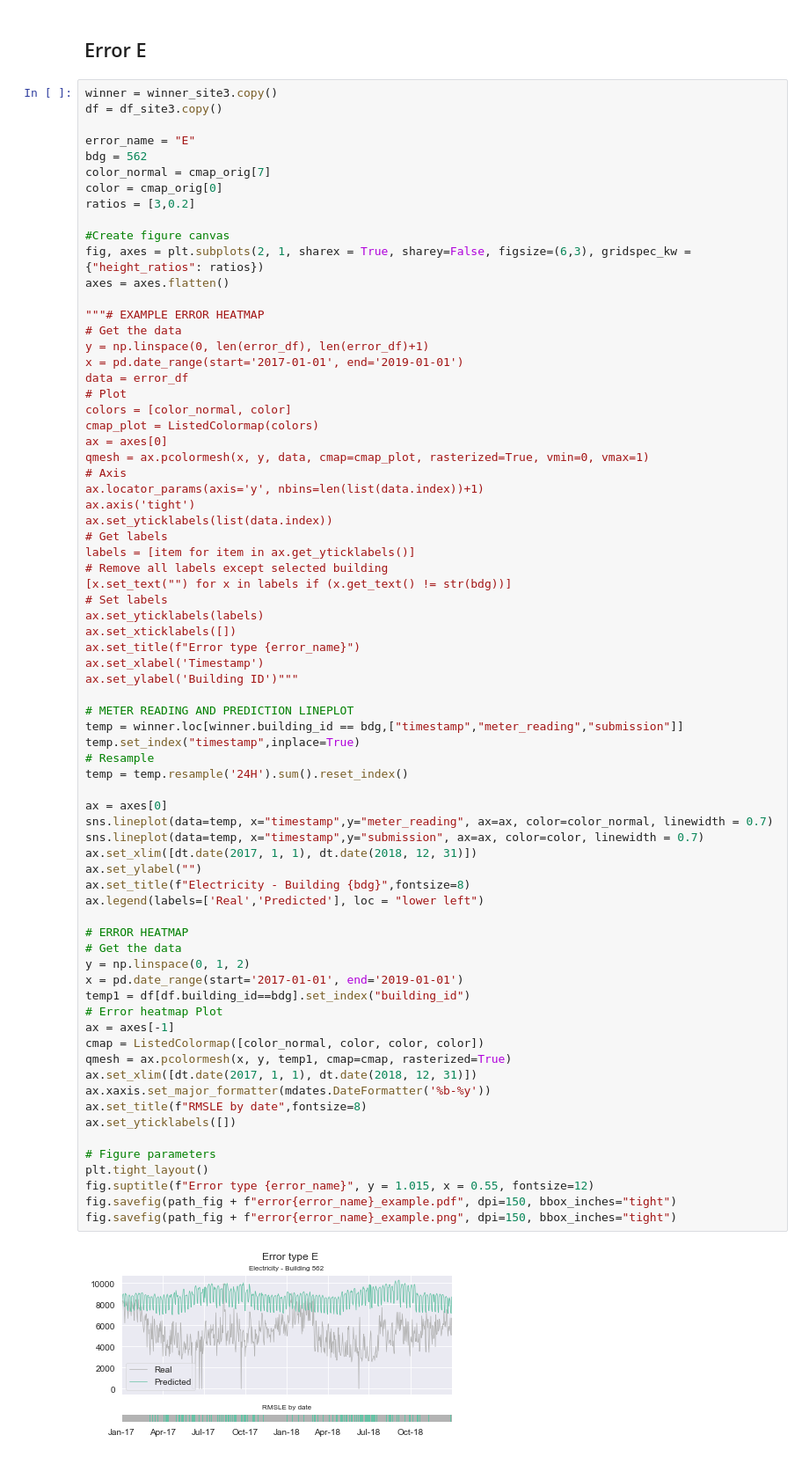
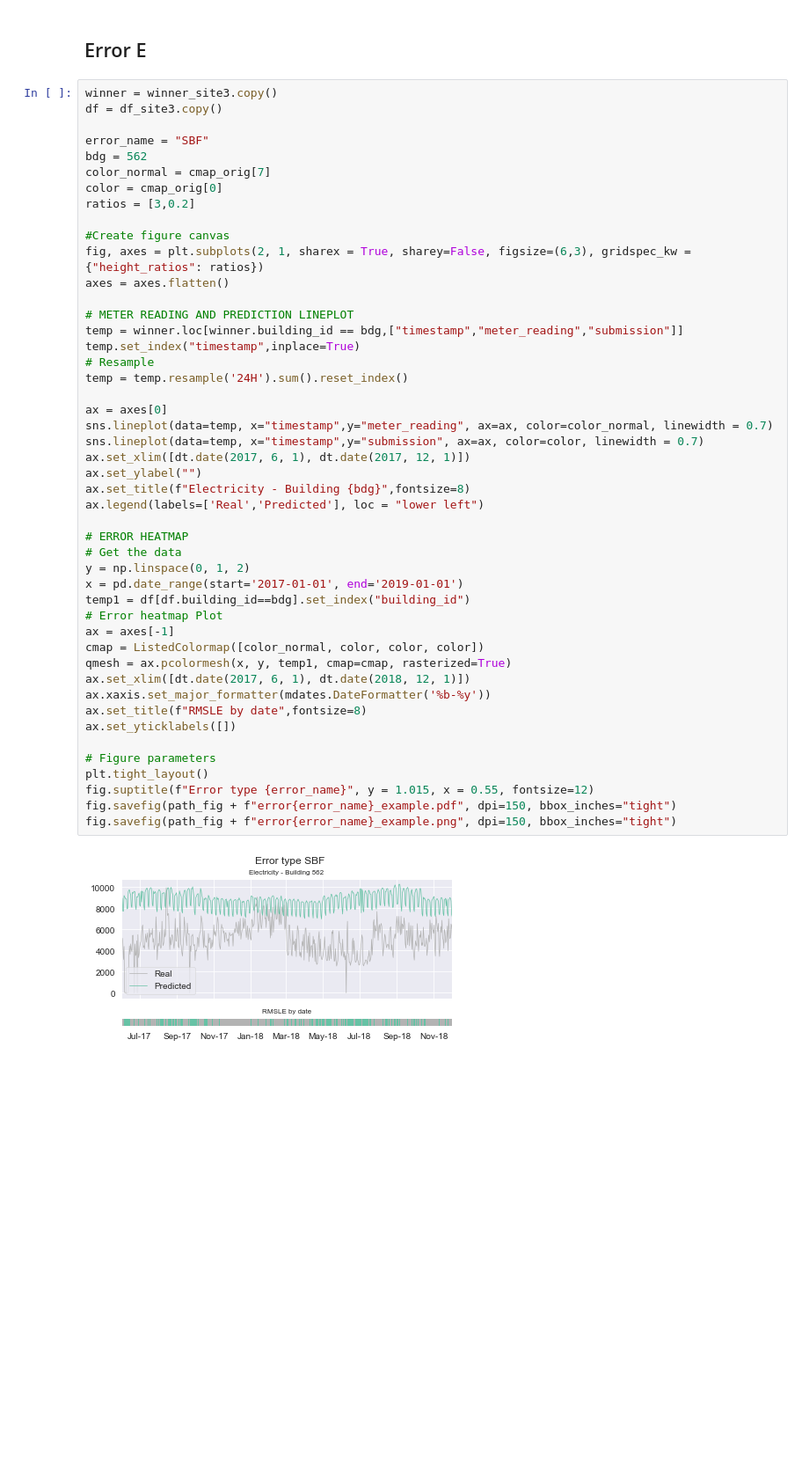
Before and after one commit to buds-lab/ashrae-great-energy-predictor-3-error-analysis, a Jupyter notebook: notebooks/06_plots-examples.ipynb, the cells around one changed output. Shown: that part at 88% size. Saved outputs shown, nothing was run; the diff lists cells and outputs as text; blank space fills up the shorter version.

```diff
--- a/notebooks/06_plots-examples.ipynb
+++ b/notebooks/06_plots-examples.ipynb
@@ -371,7 +350,7 @@ fig.savefig(path_fig + f"error{error_name}_example.png", dpi=150, bbox_inches="t
 winner = winner_site3.copy()
 df = df_site3.copy()
 
-error_name = "E"
+error_name = "SBF"
 bdg = 562
 color_normal = cmap_orig[7]
 color = cmap_orig[0]
@@ -380,64 +359,39 @@ ratios = [3,0.2]
 #Create figure canvas
 fig, axes = plt.subplots(2, 1, sharex = True, sharey=False, figsize=(6,3), gridspec_kw = {"height_ratios": ratios})
 axes = axes.flatten()
-
-"""# EXAMPLE ERROR HEATMAP
-# Get the data
-y = np.linspace(0, len(error_df), len(error_df)+1)
-x = pd.date_range(start='2017-01-01', end='2019-01-01')
-data = error_df
-# Plot
-colors = [color_normal, color]
-cmap_plot = ListedColormap(colors)
-ax = axes[0]
-qmesh = ax.pcolormesh(x, y, data, cmap=cmap_plot, rasterized=True, vmin=0, vmax=1)
-# Axis
-ax.locator_params(axis='y', nbins=len(list(data.index))+1)
-ax.axis('tight')
-ax.set_yticklabels(list(data.index))
-# Get labels
-labels = [item for item in ax.get_yticklabels()]
-# Remove all labels except selected building
-[x.set_text("") for x in labels if (x.get_text() != str(bdg))]
-# Set labels
-ax.set_yticklabels(labels)
-ax.set_xticklabels([])
-ax.set_title(f"Error type {error_name}")
-ax.set_xlabel('Timestamp')
-ax.set_ylabel('Building ID')"""
 
 # METER READING AND PREDICTION LINEPLOT
 temp = winner.loc[winner.building_id == bdg,["timestamp","meter_reading","submission"]]
 temp.set_index("timestamp",inplace=True)
 # Resample
 temp = temp.resample('24H').sum().reset_index()
 
 ax = axes[0]
 sns.lineplot(data=temp, x="timestamp",y="meter_reading", ax=ax, color=color_normal, linewidth = 0.7)
 sns.lineplot(data=temp, x="timestamp",y="submission", ax=ax, color=color, linewidth = 0.7)
-ax.set_xlim([dt.date(2017, 1, 1), dt.date(2018, 12, 31)])
+ax.set_xlim([dt.date(2017, 6, 1), dt.date(2017, 12, 1)])
 ax.set_ylabel("")
 ax.set_title(f"Electricity - Building {bdg}",fontsize=8)
 ax.legend(labels=['Real','Predicted'], loc = "lower left")
 
 # ERROR HEATMAP
 # Get the data
 y = np.linspace(0, 1, 2)
 x = pd.date_range(start='2017-01-01', end='2019-01-01')
 temp1 = df[df.building_id==bdg].set_index("building_id")
 # Error heatmap Plot
 ax = axes[-1]
 cmap = ListedColormap([color_normal, color, color, color])
 qmesh = ax.pcolormesh(x, y, temp1, cmap=cmap, rasterized=True)
-ax.set_xlim([dt.date(2017, 1, 1), dt.date(2018, 12, 31)])
+ax.set_xlim([dt.date(2017, 6, 1), dt.date(2018, 12, 1)])
 ax.xaxis.set_major_formatter(mdates.DateFormatter('%b-%y'))
 ax.set_title(f"RMSLE by date",fontsize=8)
 ax.set_yticklabels([])
 
 # Figure parameters
 plt.tight_layout()
 fig.suptitle(f"Error type {error_name}", y = 1.015, x = 0.55, fontsize=12)
 fig.savefig(path_fig + f"error{error_name}_example.pdf", dpi=150, bbox_inches="tight")
 fig.savefig(path_fig + f"error{error_name}_example.png", dpi=150, bbox_inches="tight")
 # %% [output]
-[figure, old version]
+[figure, new version]
```
Also changed, not shown: parts of 7 cells of this notebook, 37 other files.
